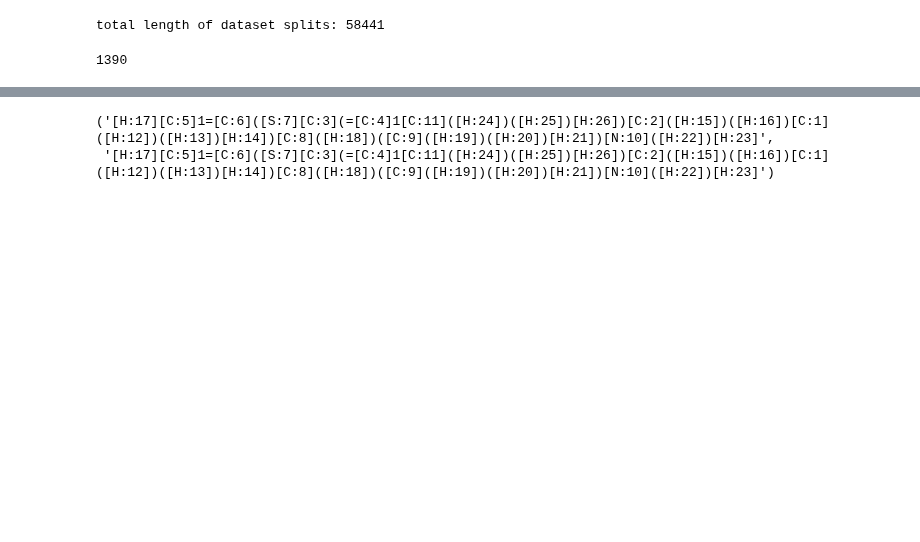
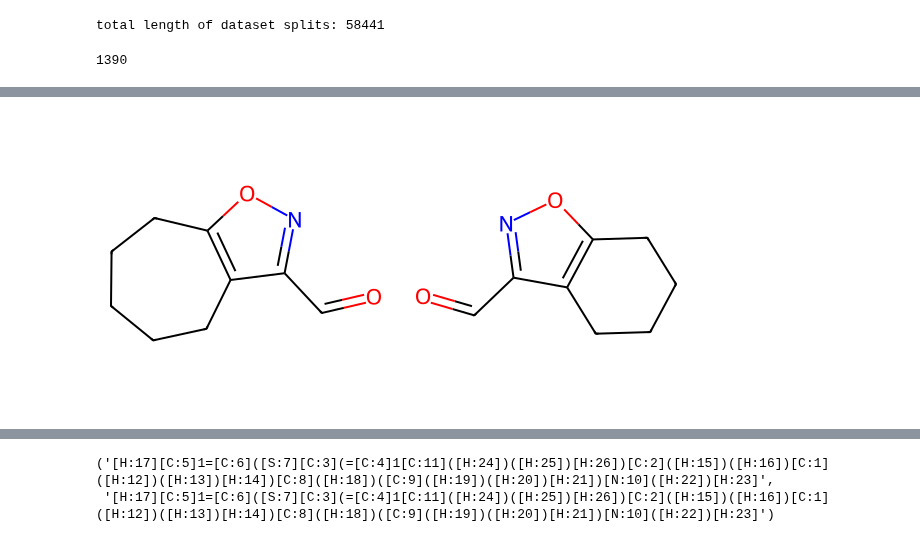
Before and after one commit to bismuthadams1/charge_paper, a Jupyter notebook: exploring_the_dataset/maxmin_splitter.ipynb, the cells around one changed output, grey strips where cells are left out. Cells and saved outputs as stored; diff of their text form; code cells hidden in the pictures; blank space fills up the shorter version.

```diff
--- a/exploring_the_dataset/maxmin_splitter.ipynb
+++ b/exploring_the_dataset/maxmin_splitter.ipynb
@@ -68,0 +192,13 @@ len(same_pairs)
+# %%
+top_pairs_list = []
+top_pairs_list.append(Chem.MolFromSmiles(most_sim_pair['test_smiles']))
+top_pairs_list.append(Chem.MolFromSmiles(most_sim_pair['train_smiles']))
+
+for mol in top_pairs_list:
+    for atom in mol.GetAtoms():
+        if atom.HasProp('molAtomMapNumber'):
+            atom.ClearProp('molAtomMapNumber')
+
+Chem.Draw.MolsToGridImage(top_pairs_list, molsPerRow=2, subImgSize=(300,300))
+# %% [output]
+[figure, added]
```
Also changed, not shown: parts of 13 cells of this notebook.
